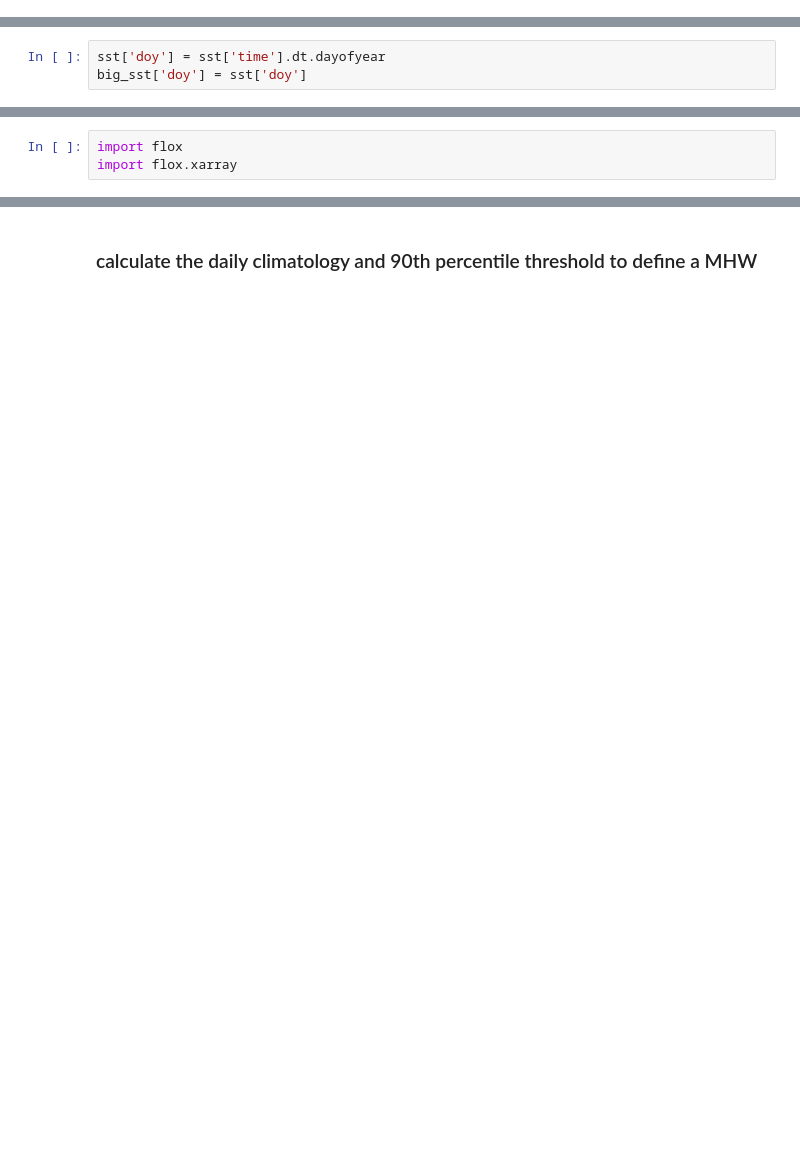
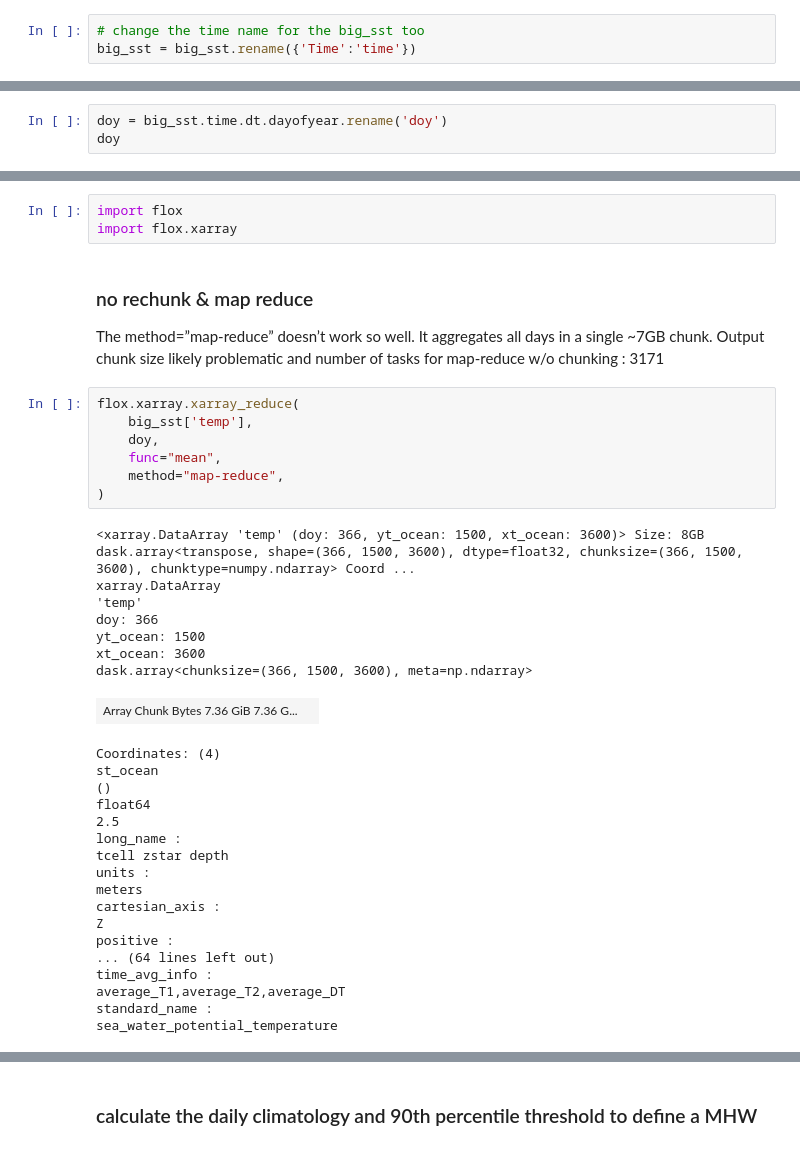
Before and after one commit to Thomas-Moore-Creative/shared_sandbox, a Jupyter notebook: heatwaves_OFAM3_climatology.ipynb, the cells around one changed output, grey strips where cells are left out. Cells and saved outputs as stored; diff of their text form; blank space fills up the shorter version.

```diff
--- a/heatwaves_OFAM3_climatology.ipynb
+++ b/heatwaves_OFAM3_climatology.ipynb
@@ -218,6 +235,9 @@ time_avg_info :
 average_T1,average_T2,average_DT
 standard_name :
 sea_water_potential_temperature
+# %%
+# change the time name for the big_sst too
+big_sst = big_sst.rename({'Time':'time'})
 # %%
 print("reduced historical SST dataset = %i Gb"%(sst.nbytes/1e9))
 # %% [output]
@@ -250,5 +263,5 @@ xt_ocean chunks: (650,)
 # %% [markdown]
 ### make `day of year` index
 # %%
-sst['doy'] = sst['time'].dt.dayofyear
-big_sst['doy'] = sst['doy']
+doy = big_sst.time.dt.dayofyear.rename('doy')
+doy
@@ -257,3 +283,39 @@ big_sst['doy'] = sst['doy']
 # %%
 import flox
 import flox.xarray
+# %% [markdown]
+### no rechunk & map reduce
+The method=”map-reduce” doesn’t work so well. It aggregates all days in a single ~7GB chunk. Output chunk size likely problematic and number of tasks for map-reduce w/o chunking : 3171
+# %%
+flox.xarray.xarray_reduce(
+    big_sst['temp'],
+    doy,
+    func="mean",
+    method="map-reduce",
+)
+# %% [output]
+<xarray.DataArray 'temp' (doy: 366, yt_ocean: 1500, xt_ocean: 3600)> Size: 8GB dask.array<transpose, shape=(366, 1500, 3600), dtype=float32, chunksize=(366, 1500, 3600), chunktype=numpy.ndarray> Coord ...
+xarray.DataArray
+'temp'
+doy: 366
+yt_ocean: 1500
+xt_ocean: 3600
+dask.array<chunksize=(366, 1500, 3600), meta=np.ndarray>
+| Array Chunk Bytes 7.36 GiB 7.36 G... |  |
+Coordinates: (4)
+st_ocean
+()
+float64
+2.5
+long_name :
+tcell zstar depth
+units :
+meters
+cartesian_axis :
+Z
+positive :
+... (64 lines left out)
+time_avg_info :
+average_T1,average_T2,average_DT
+standard_name :
+sea_water_potential_temperature
```
Also changed, not shown: parts of 51 cells of this notebook.
